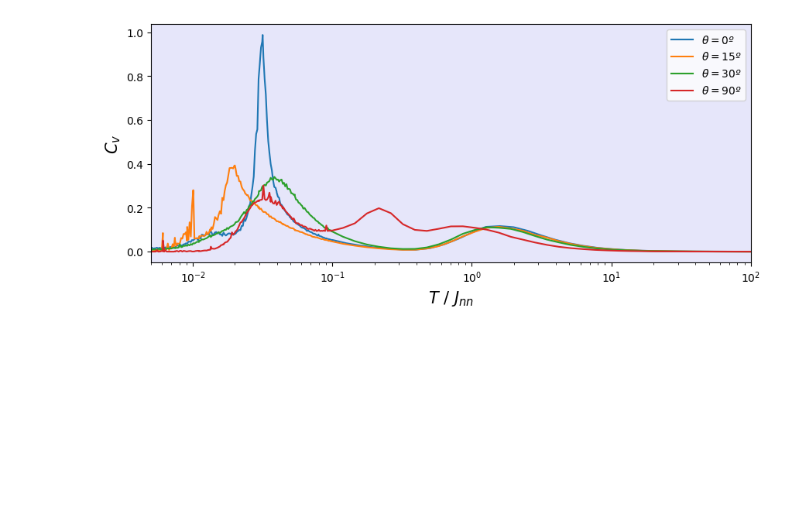
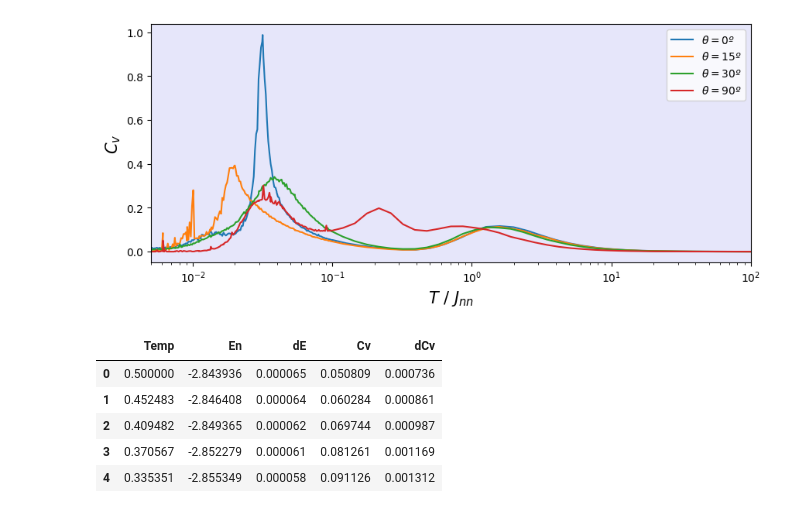
Before and after one commit to DaviphysicUFMG/analise_vertices, a Jupyter notebook: notebooks/teste_com_pandas.ipynb, the cells around one changed output. Drawn from its saved outputs; the diff is of its cells as text; code cells hidden in the pictures; blank space fills up the shorter version.

```diff
--- a/notebooks/teste_com_pandas.ipynb
+++ b/notebooks/teste_com_pandas.ipynb
@@ -725,0 +730,9 @@ plt.legend()
+# %%
+energiateste.head()
+# %% [output]
+|  | Temp | En | dE | Cv | dCv |
+| 0 | 0.500000 | -2.843936 | 0.000065 | 0.050809 | 0.000736 |
+| 1 | 0.452483 | -2.846408 | 0.000064 | 0.060284 | 0.000861 |
+| 2 | 0.409482 | -2.849365 | 0.000062 | 0.069744 | 0.000987 |
+| 3 | 0.370567 | -2.852279 | 0.000061 | 0.081261 | 0.001169 |
+| 4 | 0.335351 | -2.855349 | 0.000058 | 0.091126 | 0.001312 |
```
Also changed, not shown: parts of 6 cells of this notebook, 9 other files.
